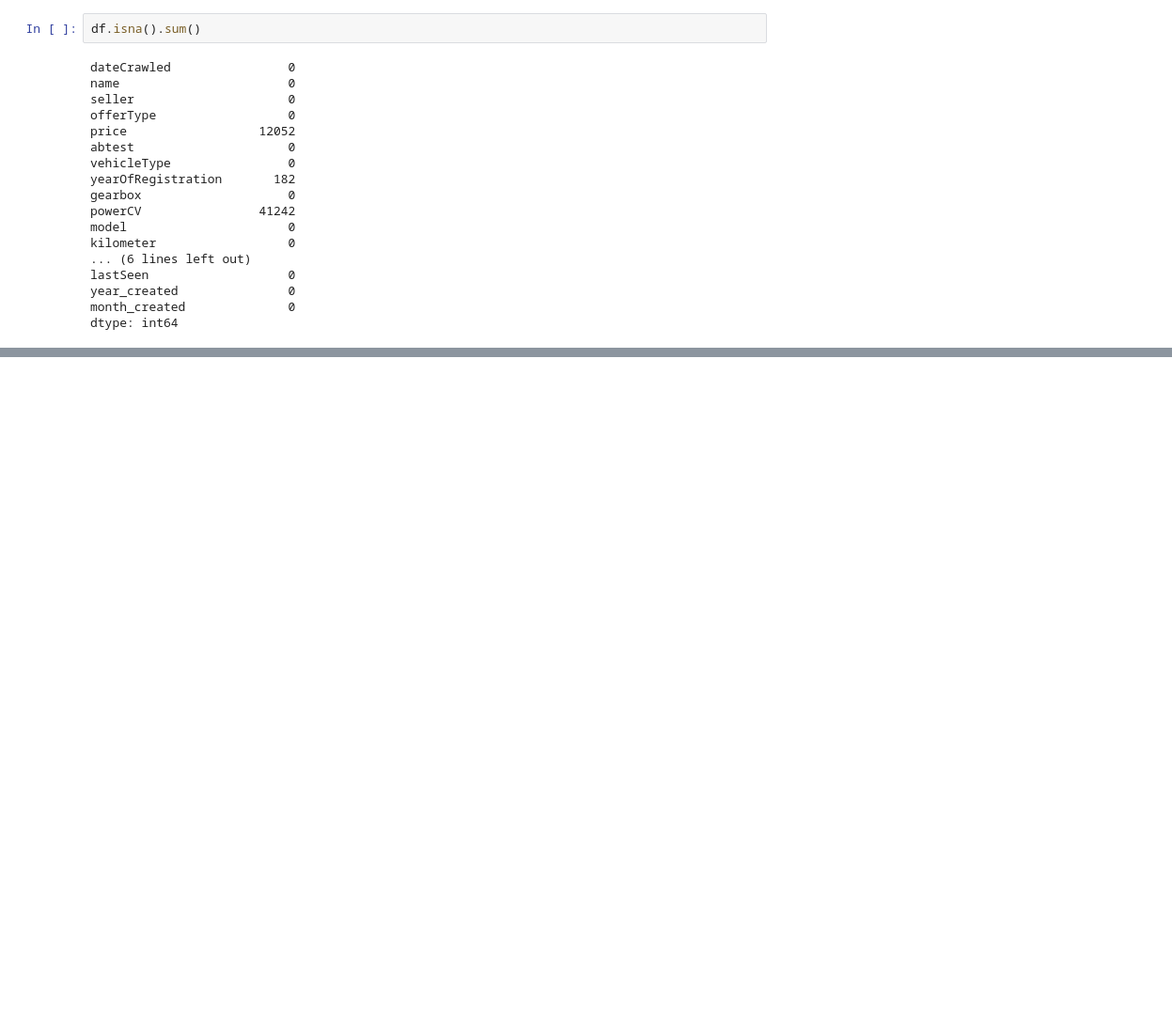
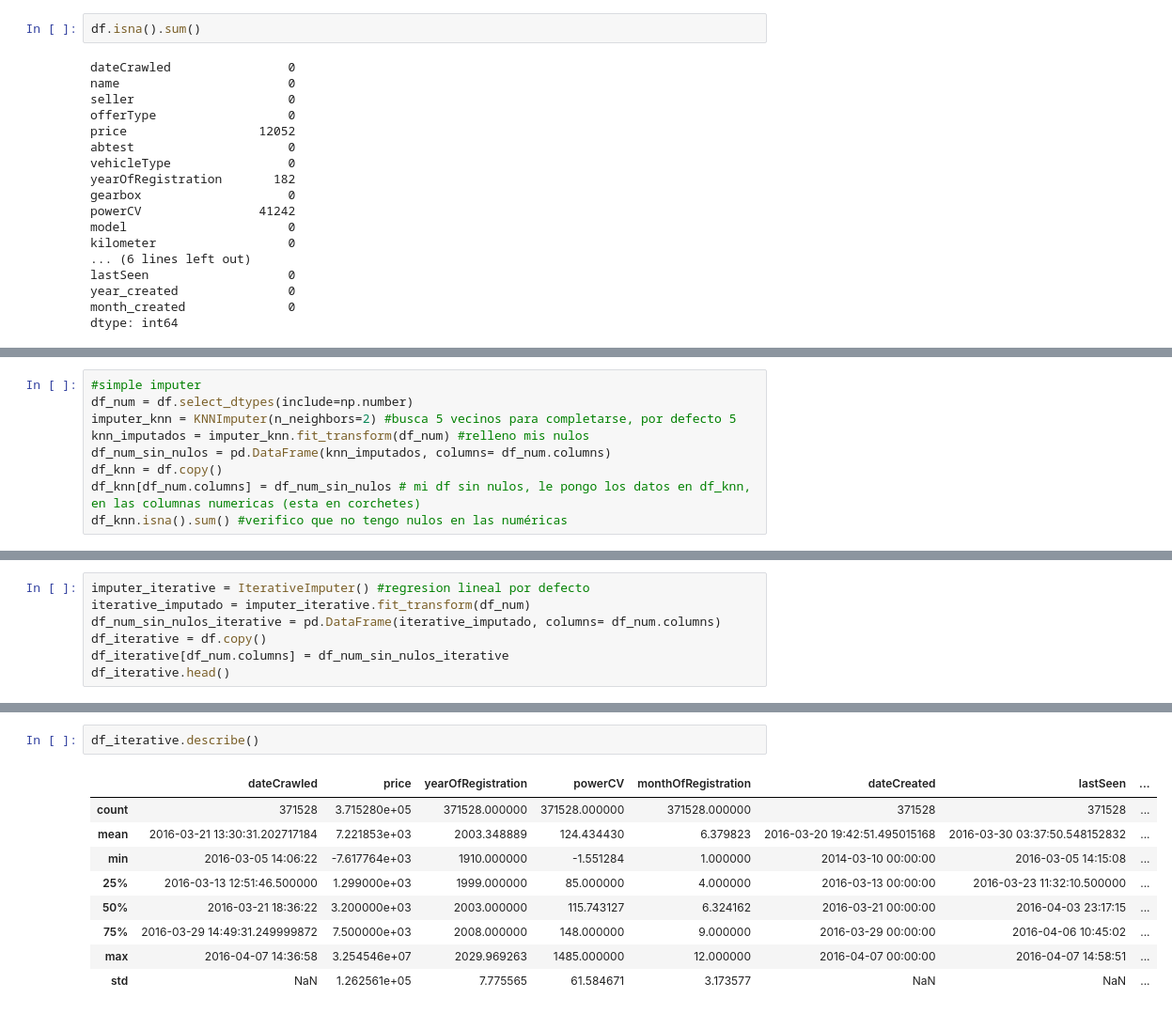
Before and after one commit to ngcarvajall/Lab_EDA_Gestion_Nulos, a Jupyter notebook: laboratorio-modulo7-leccion01-eda-nulos.ipynb, the cells around one changed output, grey strips where cells are left out. Shown at 94% size. Cells and saved outputs as stored; diff of their text form; blank space fills up the shorter version.

Commit message:
llenar nulos

```diff
--- a/laboratorio-modulo7-leccion01-eda-nulos.ipynb
+++ b/laboratorio-modulo7-leccion01-eda-nulos.ipynb
@@ -644,0 +652,9 @@ dtype: int64
+# %%
+#simple imputer
+df_num = df.select_dtypes(include=np.number)
+imputer_knn = KNNImputer(n_neighbors=2) #busca 5 vecinos para completarse, por defecto 5
+knn_imputados = imputer_knn.fit_transform(df_num) #relleno mis nulos
+df_num_sin_nulos = pd.DataFrame(knn_imputados, columns= df_num.columns)
+df_knn = df.copy()
+df_knn[df_num.columns] = df_num_sin_nulos # mi df sin nulos, le pongo los datos en df_knn, en las columnas numericas (esta en corchetes)
+df_knn.isna().sum() #verifico que no tengo nulos en las numéricas
@@ -644,0 +679,7 @@ dtype: int64
+# %%
+imputer_iterative = IterativeImputer() #regresion lineal por defecto
+iterative_imputado = imputer_iterative.fit_transform(df_num)
+df_num_sin_nulos_iterative = pd.DataFrame(iterative_imputado, columns= df_num.columns)
+df_iterative = df.copy()
+df_iterative[df_num.columns] = df_num_sin_nulos_iterative
+df_iterative.head()
@@ -644,0 +693,12 @@ dtype: int64
+# %%
+df_iterative.describe()
+# %% [output]
+|  | dateCrawled | price | yearOfRegistration | powerCV | monthOfRegistration | dateCreated | lastSeen | ... |
+| count | 371528 | 3.715280e+05 | 371528.000000 | 371528.000000 | 371528.000000 | 371528 | 371528 | ... |
+| mean | 2016-03-21 13:30:31.202717184 | 7.221853e+03 | 2003.348889 | 124.434430 | 6.379823 | 2016-03-20 19:42:51.495015168 | 2016-03-30 03:37:50.548152832 | ... |
+| min | 2016-03-05 14:06:22 | -7.617764e+03 | 1910.000000 | -1.551284 | 1.000000 | 2014-03-10 00:00:00 | 2016-03-05 14:15:08 | ... |
+| 25% | 2016-03-13 12:51:46.500000 | 1.299000e+03 | 1999.000000 | 85.000000 | 4.000000 | 2016-03-13 00:00:00 | 2016-03-23 11:32:10.500000 | ... |
+| 50% | 2016-03-21 18:36:22 | 3.200000e+03 | 2003.000000 | 115.743127 | 6.324162 | 2016-03-21 00:00:00 | 2016-04-03 23:17:15 | ... |
+| 75% | 2016-03-29 14:49:31.249999872 | 7.500000e+03 | 2008.000000 | 148.000000 | 9.000000 | 2016-03-29 00:00:00 | 2016-04-06 10:45:02 | ... |
+| max | 2016-04-07 14:36:58 | 3.254546e+07 | 2029.969263 | 1485.000000 | 12.000000 | 2016-04-07 00:00:00 | 2016-04-07 14:58:51 | ... |
+| std | NaN | 1.262561e+05 | 7.775565 | 61.584671 | 3.173577 | NaN | NaN | ... |
```
Also changed, not shown: parts of 6 cells of this notebook.
